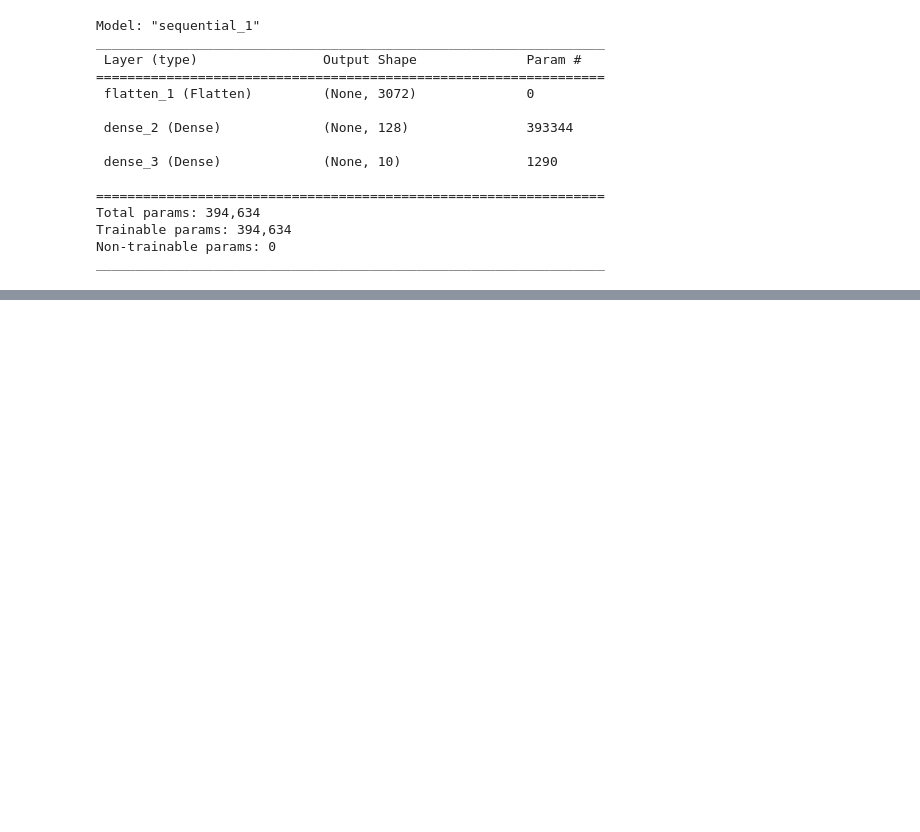
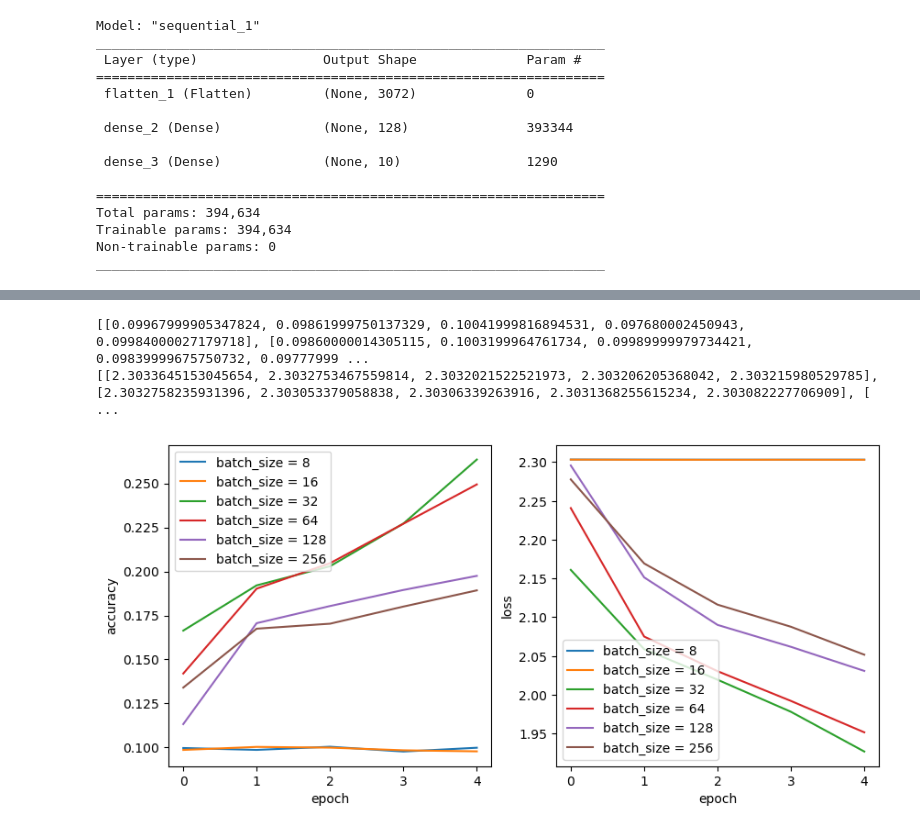
Before and after one commit to jvlkafl/MSI-5sem, a Jupyter notebook: zadania/zadanie-3.ipynb, the cells around one changed output, grey strips where cells are left out. Saved outputs shown, nothing was run; the diff lists cells and outputs as text; code cells hidden in the pictures; blank space fills up the shorter version.

```diff
--- a/zadania/zadanie-3.ipynb
+++ b/zadania/zadanie-3.ipynb
@@ -157,15 +158,3 @@ Total params: 394,634
 Trainable params: 394,634
 Non-trainable params: 0
 _________________________________________________________________
-# %%
-from keras.applications.densenet import DenseNet121
-from keras.layers import Dense
-from keras.models import Sequential
-
-model3 = Sequential()
-base_model = DenseNet121(input_shape=(32, 32, 3), include_top=False, weights='imagenet', pooling='avg')
-model3.add(base_model)
-model3.add(Dense(10, activation='softmax'))
-model3.compile(loss='sparse_categorical_crossentropy', optimizer='adam', metrics=['accuracy'])
-
-history3 = model.fit(X_train, y_train, epochs=EPOCHS, steps_per_epoch=X_train.shape[0]//batch_size, validation_data=(X_test, y_test), callbacks=[es])
@@ -190,19 +215,25 @@ Epoch 31: early stopping
 # %%
 batch_sizes = [8, 16, 32, 64, 128, 256]
 histories = []
+results_loss, results_acc = [], []
 
 for batch_size in batch_sizes:
     print(f"Ustawiona wielość zbioru: {batch_size}")
     model = Sequential([
         Flatten(input_shape=(32, 32, 3)),
         Dense(128, activation='relu'),
+        Dense(64, activation='softmax'),
+        Dense(32, activation='relu'),
+        Dense(16, activation='softmax'),
         Dense(10, activation='softmax')
     ])
 
     model.compile(optimizer='adam', loss='sparse_categorical_crossentropy', metrics=['accuracy'])
 
     history = model.fit(X_train, y_train, epochs=5, batch_size=batch_size, validation_data=(X_test, y_test))
-    histories.append(history)
+    hist = pd.DataFrame(history.history)
+    results_loss.append(hist.loss.tolist())
+    results_acc.append(hist.accuracy.tolist())
 # %% [output]
 Ustawiona wielość zbioru: 8
 Epoch 1/5
@@ -231,0 +255,22 @@ Epoch 5/5
+# %%
+print(results_acc)
+print(results_loss)
+# %% [output]
+[[0.09967999905347824, 0.09861999750137329, 0.10041999816894531, 0.097680002450943, 0.09984000027179718], [0.09860000014305115, 0.1003199964761734, 0.09989999979734421, 0.09839999675750732, 0.09777999 ...
+[[2.3033645153045654, 2.3032753467559814, 2.3032021522521973, 2.303206205368042, 2.303215980529785], [2.3032758235931396, 2.303053379058838, 2.30306339263916, 2.3031368255615234, 2.303082227706909], [ ...
+# %%
+#make a plot for accuracy and loss for each batch size
+plt.figure(figsize=(10,10))
+for i in range(len(batch_sizes)):
+    plt.subplot(2,2,1)
+    plt.plot(results_acc[i], label = f"batch_size = {batch_sizes[i]}")
+    plt.xlabel("epoch")
+    plt.ylabel("accuracy")
+    plt.legend()
+    plt.subplot(2,2,2)
+    plt.plot(results_loss[i], label = f"batch_size = {batch_sizes[i]}")
+    plt.xlabel("epoch")
+    plt.ylabel("loss")
+    plt.legend()
+# %% [output]
+[figure, added]
```
Also changed, not shown: parts of 7 cells of this notebook, 14 other files.
